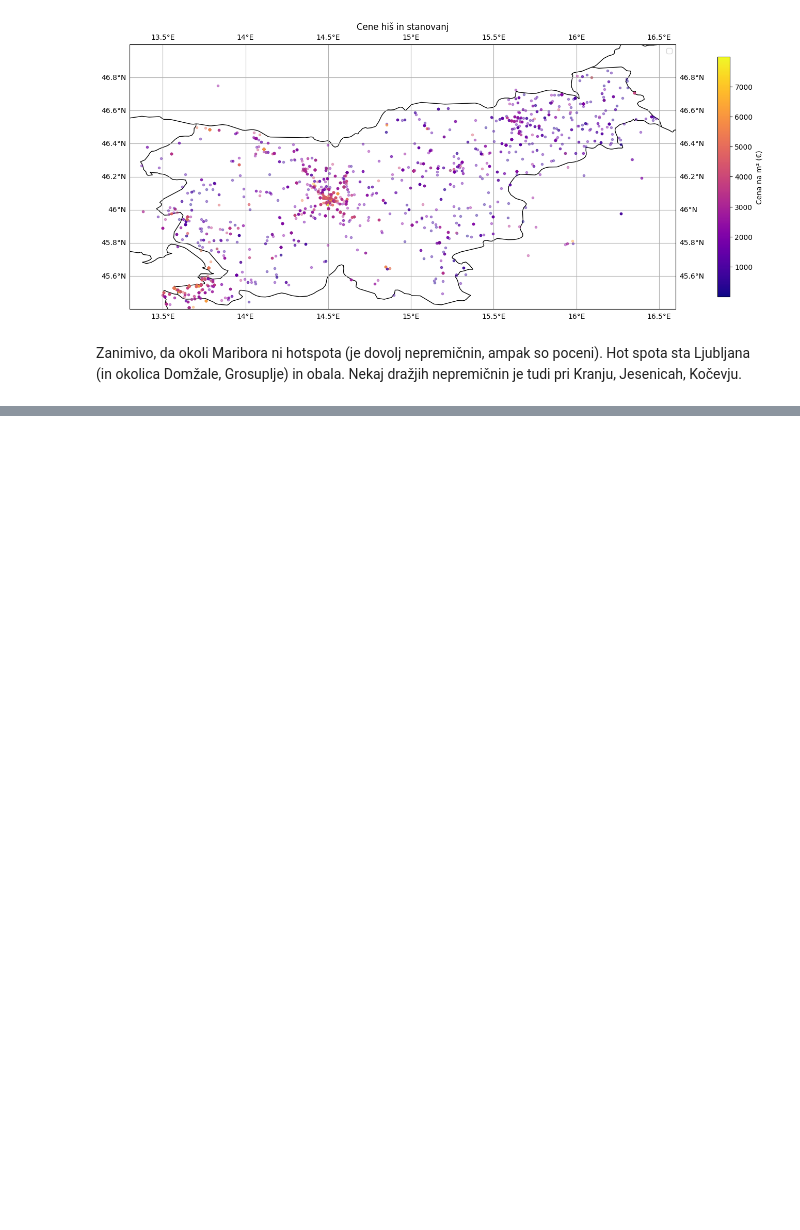
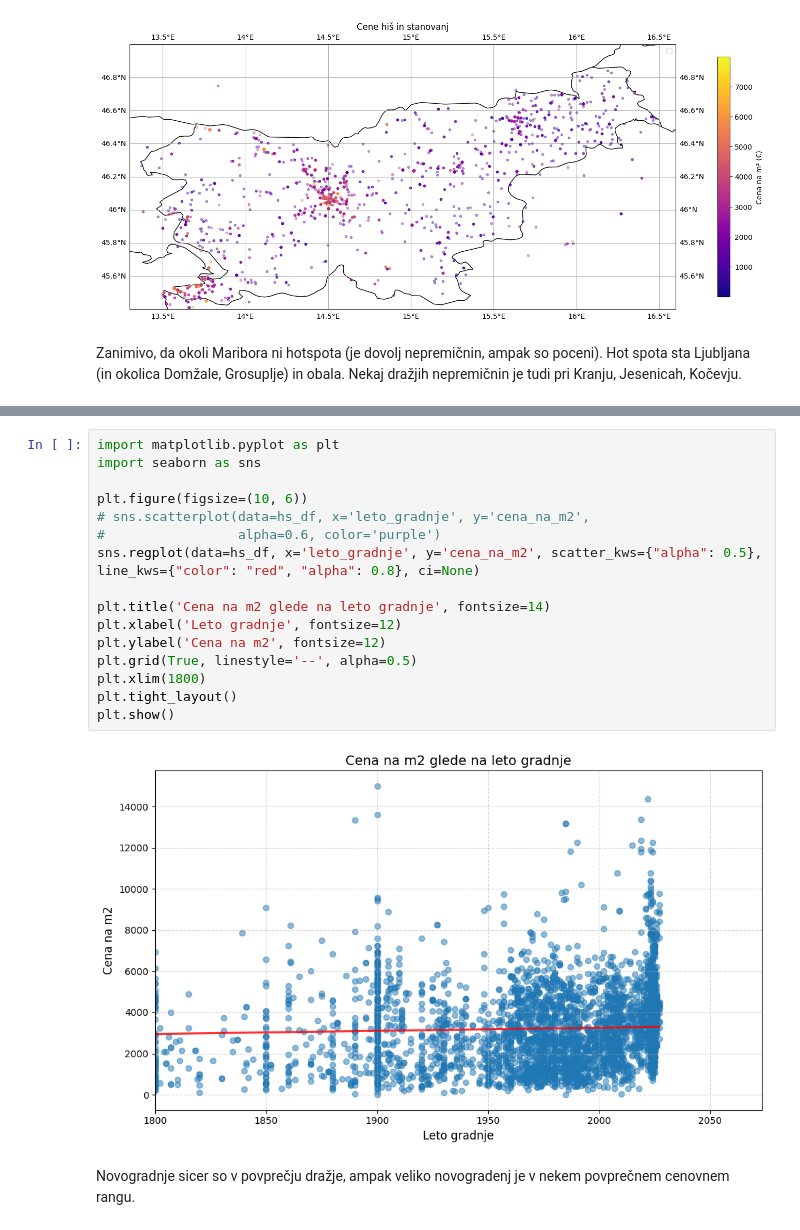
Before and after one commit to tthuma1/PR251, a Jupyter notebook: src/vizualizacije.ipynb, the cells around one changed output, grey strips where cells are left out. Cells and saved outputs as stored; diff of their text form; blank space fills up the shorter version.

```diff
--- a/src/vizualizacije.ipynb
+++ b/src/vizualizacije.ipynb
@@ -608,0 +713,20 @@ Zanimivo, da okoli Maribora ni hotspota (je dovolj nepremičnin, ampak so poceni
+# %%
+import matplotlib.pyplot as plt
+import seaborn as sns
+
+plt.figure(figsize=(10, 6))
+# sns.scatterplot(data=hs_df, x='leto_gradnje', y='cena_na_m2',
+#                 alpha=0.6, color='purple')
+sns.regplot(data=hs_df, x='leto_gradnje', y='cena_na_m2', scatter_kws={"alpha": 0.5}, line_kws={"color": "red", "alpha": 0.8}, ci=None)
+
+plt.title('Cena na m2 glede na leto gradnje', fontsize=14)
+plt.xlabel('Leto gradnje', fontsize=12)
+plt.ylabel('Cena na m2', fontsize=12)
+plt.grid(True, linestyle='--', alpha=0.5)
+plt.xlim(1800)
+plt.tight_layout()
+plt.show()
+# %% [output]
+[figure, added]
+# %% [markdown]
+Novogradnje sicer so v povprečju dražje, ampak veliko novogradenj je v nekem povprečnem cenovnem rangu.
```
Also changed, not shown: parts of 6 cells of this notebook, 1 other file.
